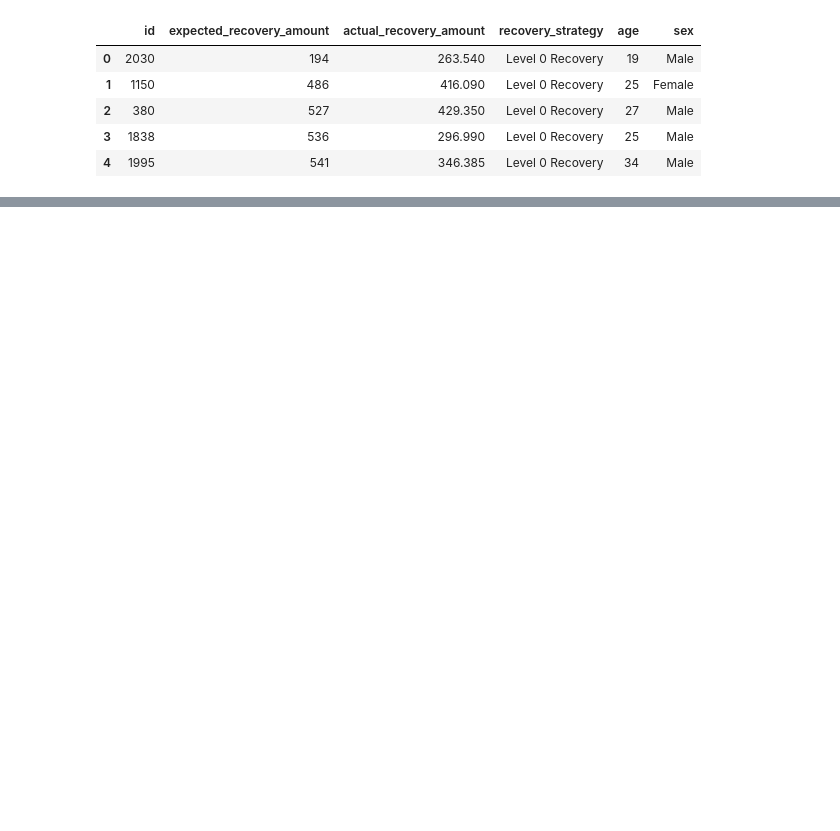
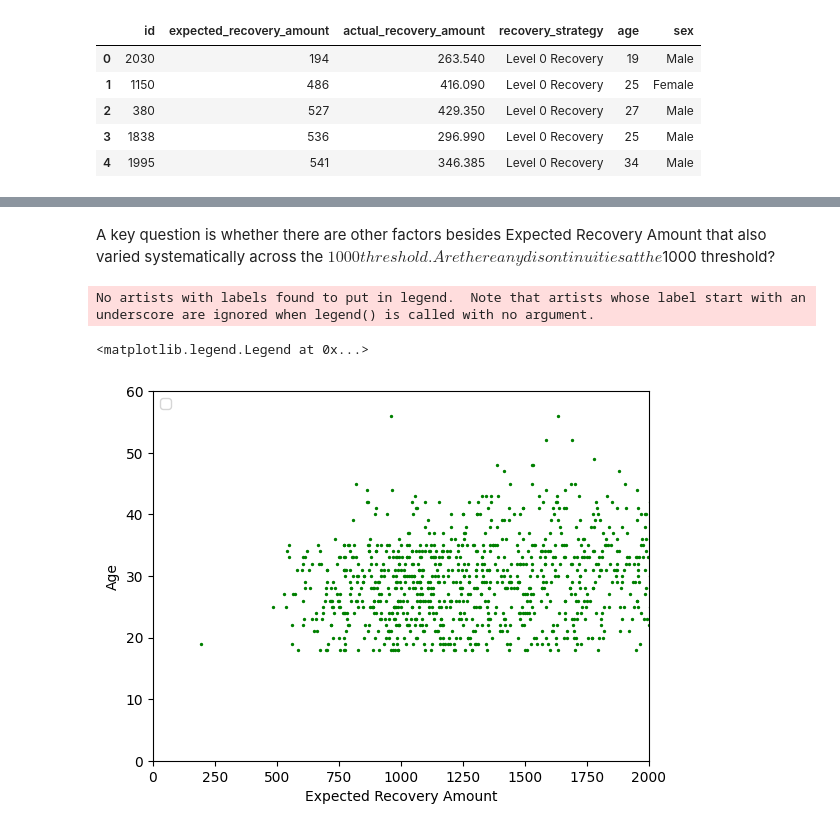
Before and after one commit to msmhatre18/debt-collection, a Jupyter notebook: notebooks/analysis.ipynb, the cells around one changed output, grey strips where cells are left out. Saved outputs shown, nothing was run; the diff lists cells and outputs as text; code cells hidden in the pictures; blank space fills up the shorter version.

```diff
--- a/notebooks/analysis.ipynb
+++ b/notebooks/analysis.ipynb
@@ -13,0 +26,15 @@ df.head()
+# %% [markdown]
+A key question is whether there are other factors besides Expected Recovery Amount that also varied systematically across the $1000 threshold. Are there any disontinuities at the $1000 threshold?
+# %%
+from matplotlib import pyplot as plt
+%matplotlib inline
+plt.scatter(x=df['expected_recovery_amount'], y=df['age'], c="g", s=2)
+plt.xlim(0, 2000)
+plt.ylim(0, 60)
+plt.xlabel("Expected Recovery Amount")
+plt.ylabel("Age")
+plt.legend(loc=2)
+# %% [output]
+No artists with labels found to put in legend.  Note that artists whose label start with an underscore are ignored when legend() is called with no argument.
+<matplotlib.legend.Legend at 0x...>
+[figure, added]
```
Also changed, not shown: parts of 19 cells of this notebook.
